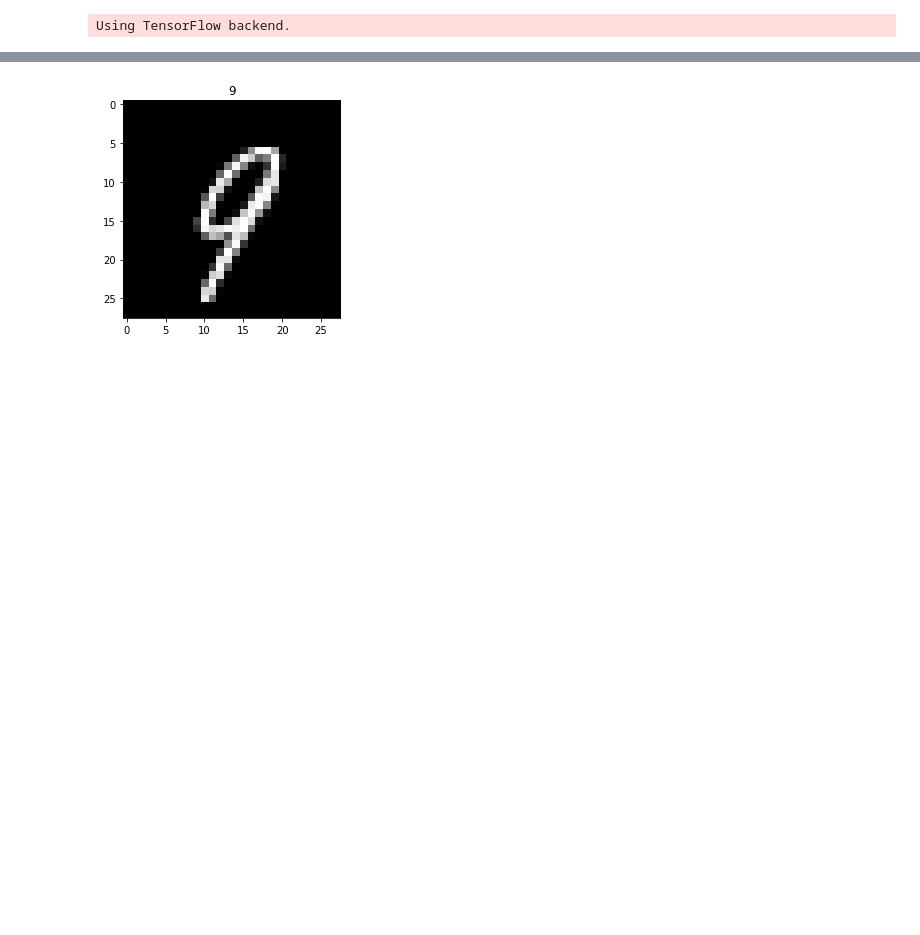
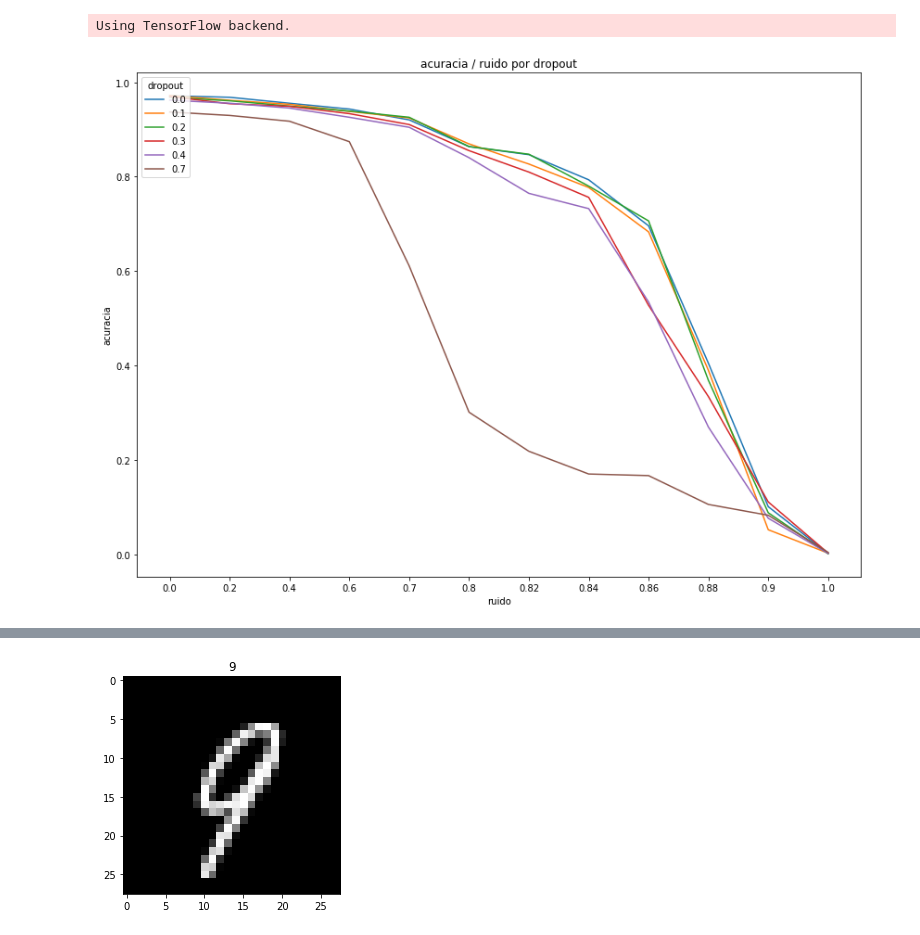
Before and after one commit to flaviowildner/MLP, a Jupyter notebook: MLP - Analise.ipynb, the cells around one changed output, grey strips where cells are left out. Drawn from its saved outputs; the diff is of its cells as text; code cells hidden in the pictures; blank space fills up the shorter version.

Commit message:
Generalização do modelo MLP e testes de base ruidosa com variação de dropout

```diff
--- a/MLP - Analise.ipynb
+++ b/MLP - Analise.ipynb
@@ -30,3 +31,38 @@ test_x = test_x.reshape(10000, 784)
 
 train_y = keras.utils.to_categorical(train_y, 10)
 test_y = keras.utils.to_categorical(test_y, 10)
+# %%
+report_configuration = {}
+score = []
+dropout = []
+ruidos = []
+os.chdir('C:/Users/flavi/Desktop/MLP/files/2/')
+with open('report_configuration.json', 'r') as f:
+    report_configuration = json.load(f)
+f.close()
+
+with open('score.json', 'r') as f:
+    score = json.load(f)
+f.close()
+
+
+ruidos = report_configuration['ruidos']
+dropout = report_configuration['dropout']
+# %%
+#Para treino com 5 épocas
+plt.figure(figsize=(14,10))
+
+for di, d in enumerate(dropout):
+    xi = [i for i in range(0, len(ruidos))]
+    plt.plot(xi, score[di])
+
+plt.xticks(xi, ruidos)
+
+plt.title('acuracia / ruido por dropout')
+plt.ylabel('acuracia')
+plt.xlabel('ruido')
+plt.legend(dropout, loc='upper left', title="dropout")
+
+plt.show()
+# %% [output]
+[figure, added]
```
Also changed, not shown: parts of 5 cells of this notebook, 3 other files.
